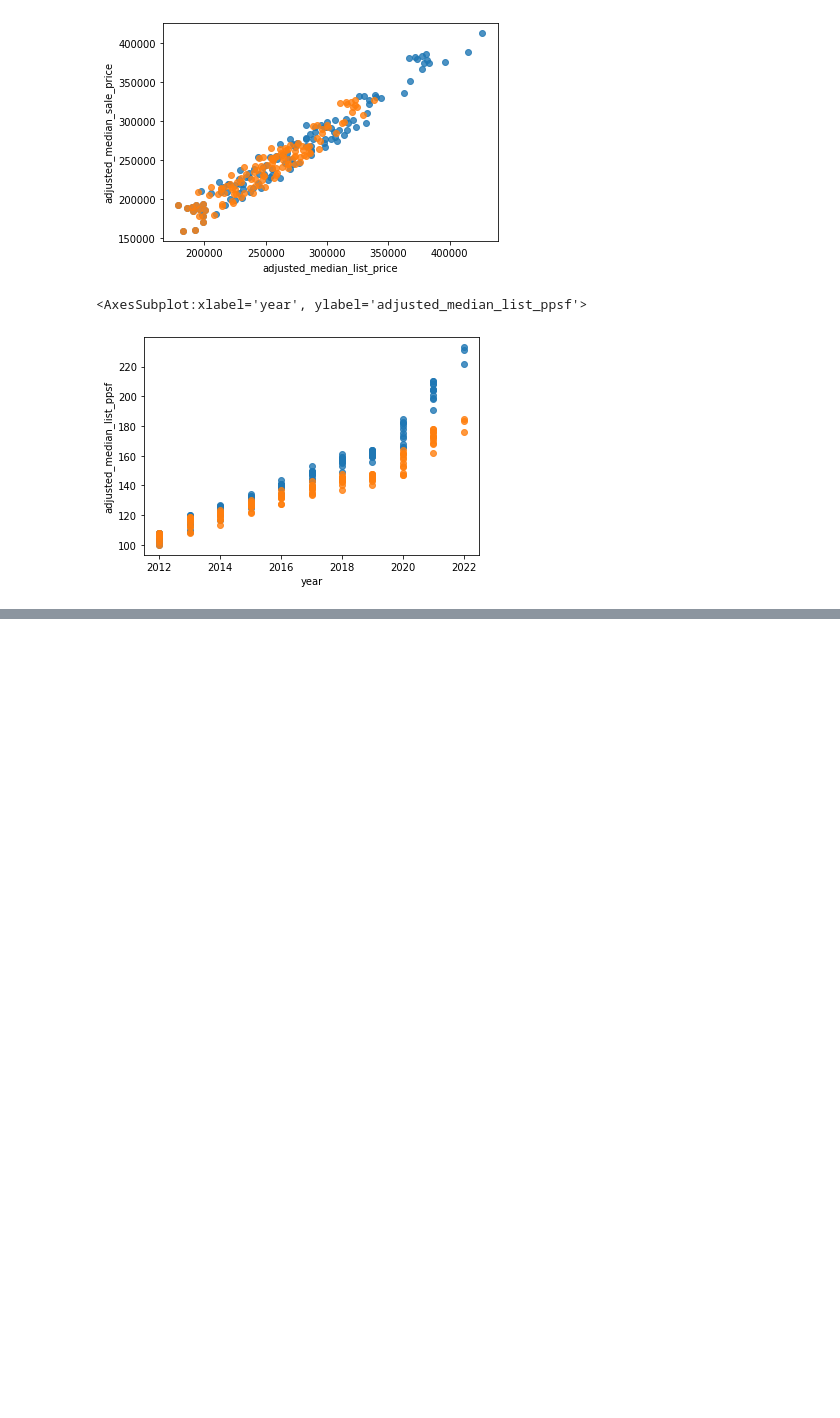
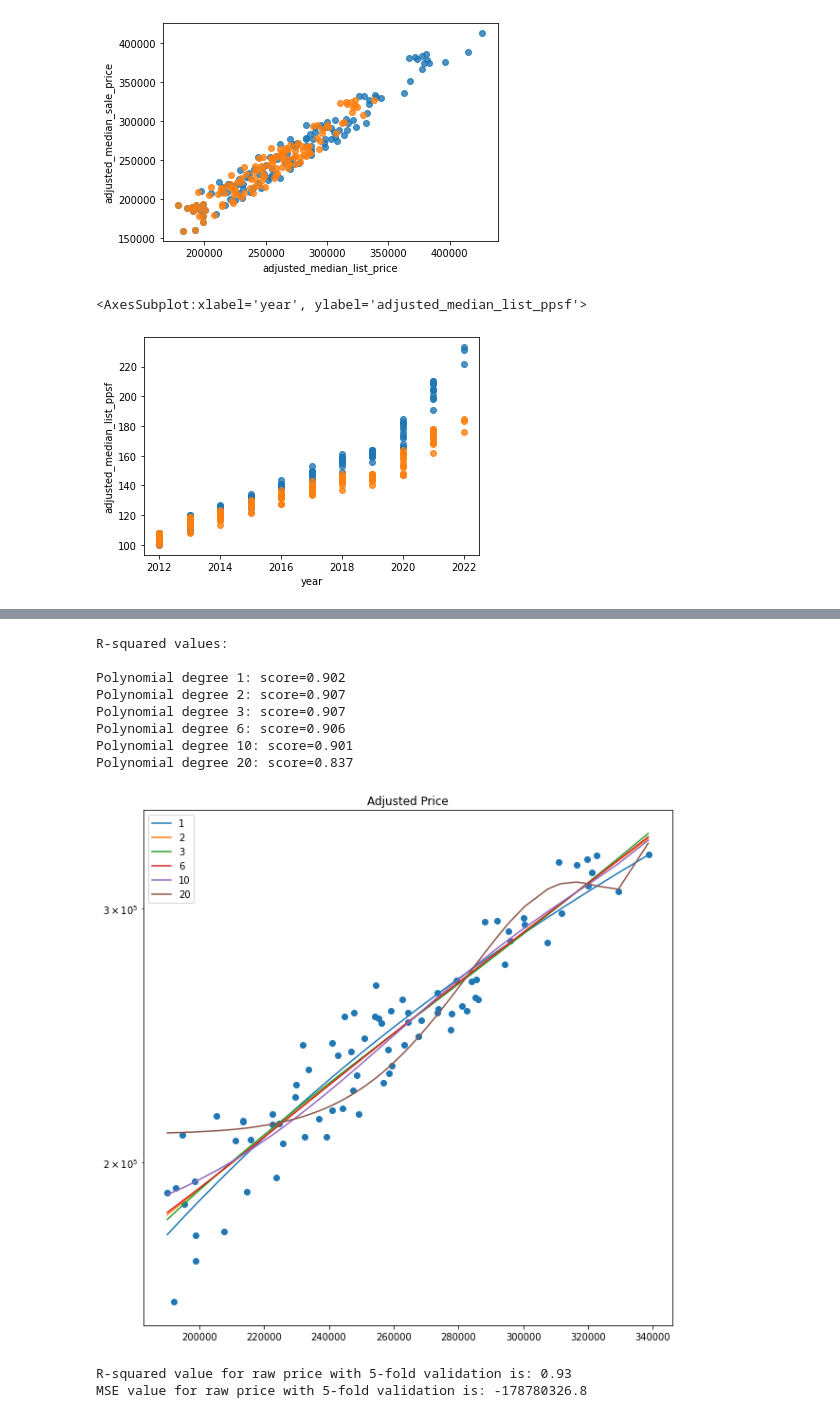
Before and after one commit to COGS118A/Group029-Sp22, a Jupyter notebook: COGS_118A_Project.ipynb, the cells around one changed output, grey strips where cells are left out. Saved outputs shown, nothing was run; the diff lists cells and outputs as text; code cells hidden in the pictures; blank space fills up the shorter version.

```diff
--- a/COGS_118A_Project.ipynb
+++ b/COGS_118A_Project.ipynb
@@ -294,0 +293,68 @@ Polynomial degree 20: score=0.968
+# %%
+X = national_df['adjusted_median_list_price']
+y = national_df['adjusted_median_sale_price']
+
+X_train, X_test, y_train, y_test = train_test_split(
+     X, y, test_size=0.33, random_state=42)
+
+
+sorted_index = np.argsort(X_train)
+X_train = X_train.to_numpy()[sorted_index]
+y_train = y_train.to_numpy()[sorted_index]
+
+sorted_index = np.argsort(X_test)
+X_test = X_test.to_numpy()[sorted_index]
+y_test = y_test.to_numpy()[sorted_index]
+
+degrees = [1, 2, 3, 6, 10, 20]
+
+y_pred = np.zeros((len(X_train), len(degrees)))
+
+for i, degree in enumerate(degrees):
+
+    # make pipeline: create features, then feed them to linear_reg model
+    model = make_pipeline(PolynomialFeatures(degree), LinearRegression())
+    model.fit(np.array(X_train).reshape(-1,1), y_train)
+
+    # predict on test and train data
+    # store the predictions of each degree in the corresponding column
+    y_pred[:, i] = model.predict(np.array(X_train).reshape(-1,1))
+
+plt.figure(figsize=(10, 10))
+
+plt.scatter(X_train, y_train)
+plt.yscale('log')
+plt.title("Adjusted Price")
+for i, degree in enumerate(degrees):
+    plt.plot(X_train, y_pred[:, i], label=str(degree))
+    plt.legend(loc='upper left')
+
+print("R-squared values: \n")
+for i, degree in enumerate(degrees):
+    train_r2 = round(sk.metrics.r2_score(y_train, y_pred[:, i]), 3)
+    print("Polynomial degree {0}: score={1}".format(degree, train_r2))
+# %% [output]
+R-squared values:
+
+Polynomial degree 1: score=0.902
+Polynomial degree 2: score=0.907
+Polynomial degree 3: score=0.907
+Polynomial degree 6: score=0.906
+Polynomial degree 10: score=0.901
+Polynomial degree 20: score=0.837
+[figure, added]
+# %%
+X = national_df['median_list_price']
+y = national_df['median_sale_price']
+
+X_train, X_test, y_train, y_test = train_test_split(X, y, test_size=0.33, random_state=42)
+
+model = LinearRegression()
+folds = KFold(n_splits = 5, shuffle = True, random_state = 42)
+r2 = cross_val_score(model, np.array(X_train).reshape(-1,1), y_train, scoring='r2', cv=folds)
+mse = cross_val_score(model, np.array(X_train).reshape(-1,1), y_train, scoring='neg_mean_squared_error', cv=5)
+print("R-squared value for raw price with 5-fold validation is: " + str(round(np.mean(r2), 2)))
+print("MSE value for raw price with 5-fold validation is: " + str(round(np.mean(mse), 2)))
+# %% [output]
+R-squared value for raw price with 5-fold validation is: 0.93
+MSE value for raw price with 5-fold validation is: -178780326.8
```
Also changed, not shown: parts of 7 cells of this notebook.
